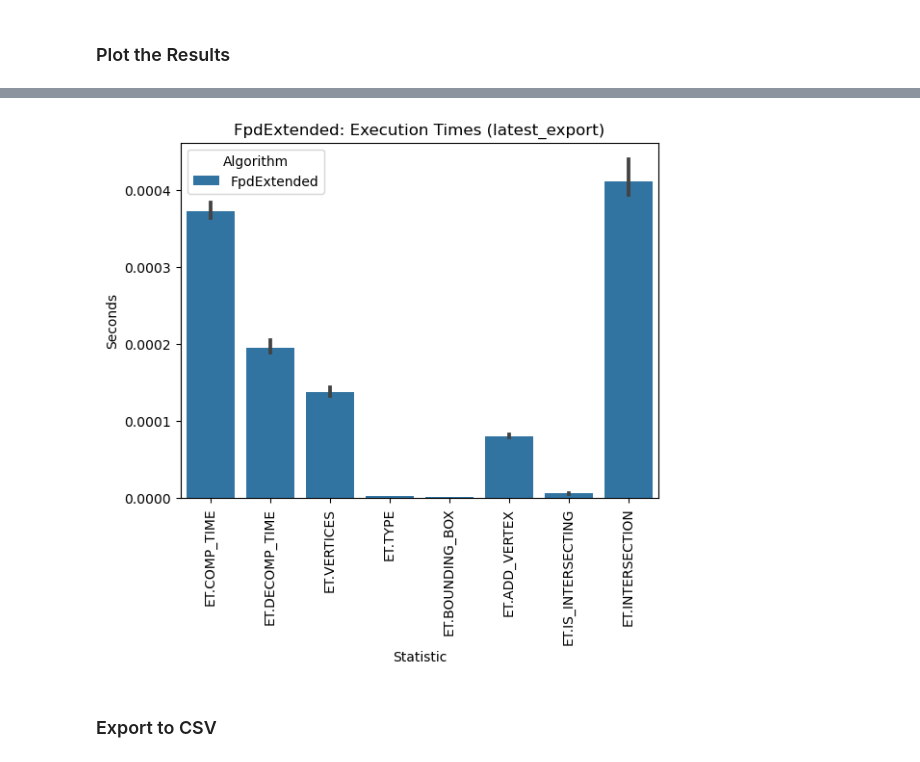
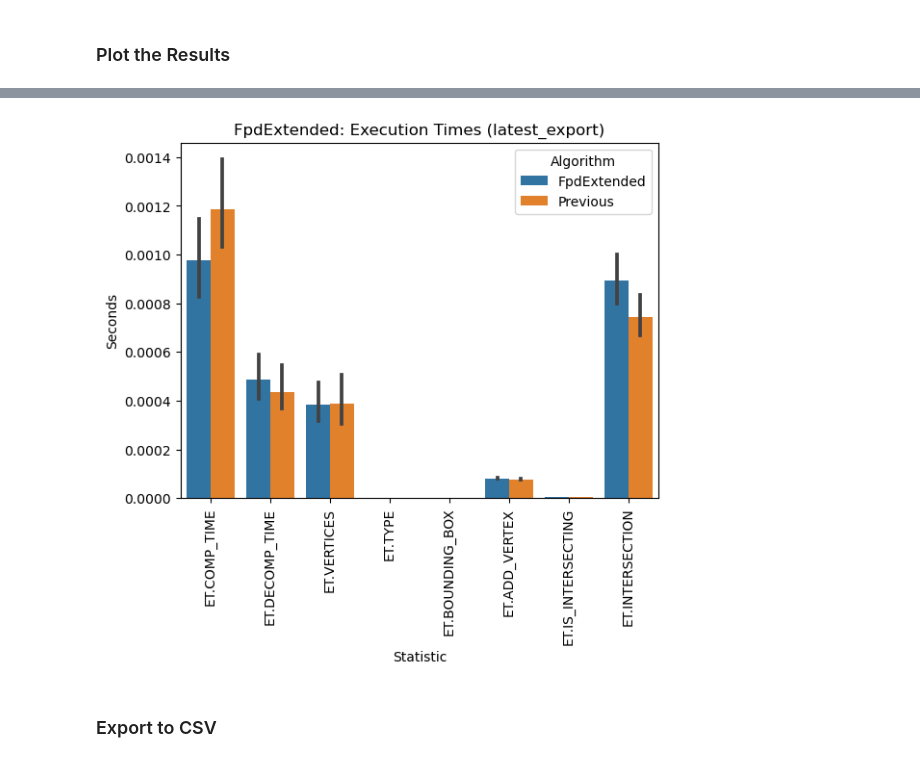
Before and after one commit to SimonErlandsson/Operable-Maps-Compression, a Jupyter notebook: TestBench.ipynb, the cells around one changed output, grey strips where cells are left out. Saved outputs shown, nothing was run; the diff lists cells and outputs as text; code cells hidden in the pictures.

```diff
--- a/TestBench.ipynb
+++ b/TestBench.ipynb
@@ -92,6 +93,7 @@ def measure(et, args, value_only=False): # Works for functions taking only a geo
     return v
 
 SEED = 123 # If we want to enforce the same ordering and indexes for multiple runs, else None
+SEED = random.randint(0, 9999999999999999)
 random.seed(SEED) # Init random
 
 res = {x: [] for x in ['idx_unary', 'idx_binary'] + list(ET)} # Store the 'results' of the measurements
@@ -145,7 +147,7 @@ def compress(data, file_comp):
 # Compress files, benchmark unaries
 for idx in tqdm.tqdm(unary_idxs): # List of single idxs
     file_comp = f"{COMPR_PATH}/{idx}"
-    t, _ = compress(get_shape_data(idx), file_comp)
+    t = timeit.timeit(lambda: compress(get_shape_data(idx), file_comp), number=50)
     res[ET.COMP_TIME].append(t) # Store delta time
     res[ET.COMP_SIZE].append(os.stat(file_comp).st_size) # Store compressed file size
 
@@ -248,20 +248,28 @@ See the caveats in the documentation: https://pandas.pydata.org/pandas-docs/stab
 # %%
 times = df.drop(axis=1, labels=['idx_unary', 'idx_binary', ET.COMP_SIZE, ET.DECOMP_SIZE])
 times['Algorithm'] = ALG.__class__.__name__
 
 if baseline_file != None:
     baseline_times = baseline.drop(axis=1, labels=['idx_unary', 'idx_binary', 'ET.COMP_SIZE', 'ET.DECOMP_SIZE', 'Unnamed: 0'])
     times = pd.concat([times, baseline_times])
+
+prevs = glob.glob(f'reports/{ALG.__class__.__name__}_{dataset_name}*')
+if len(prevs) != 0:
+    prev = pd.read_csv(prevs[-1])
+    prev['Algorithm'] = 'Previous'
+    prev_times = prev.drop(axis=1, labels=['idx_unary', 'idx_binary', 'ET.COMP_SIZE', 'ET.DECOMP_SIZE', 'Unnamed: 0'])
+    times = pd.concat([times, prev_times])
+
 times = times.melt('Algorithm', var_name="Statistic", value_name='Seconds')
 times['Statistic'] = times['Statistic'].apply(lambda x: str(x))
 
 sns.barplot(data=times, x="Statistic", y='Seconds', hue="Algorithm")
 
 plt.xticks(rotation=90)
 plt.ylabel('Seconds');
 plt.title(ALG.__class__.__name__ + ": Execution Times (" + dataset_name + ')');
 # %% [output]
-[figure, old version]
+[figure, new version]
 # %% [markdown]
 ### Export to CSV
 # %%
```
Also changed, not shown: parts of 3 cells of this notebook, 5 other files.
